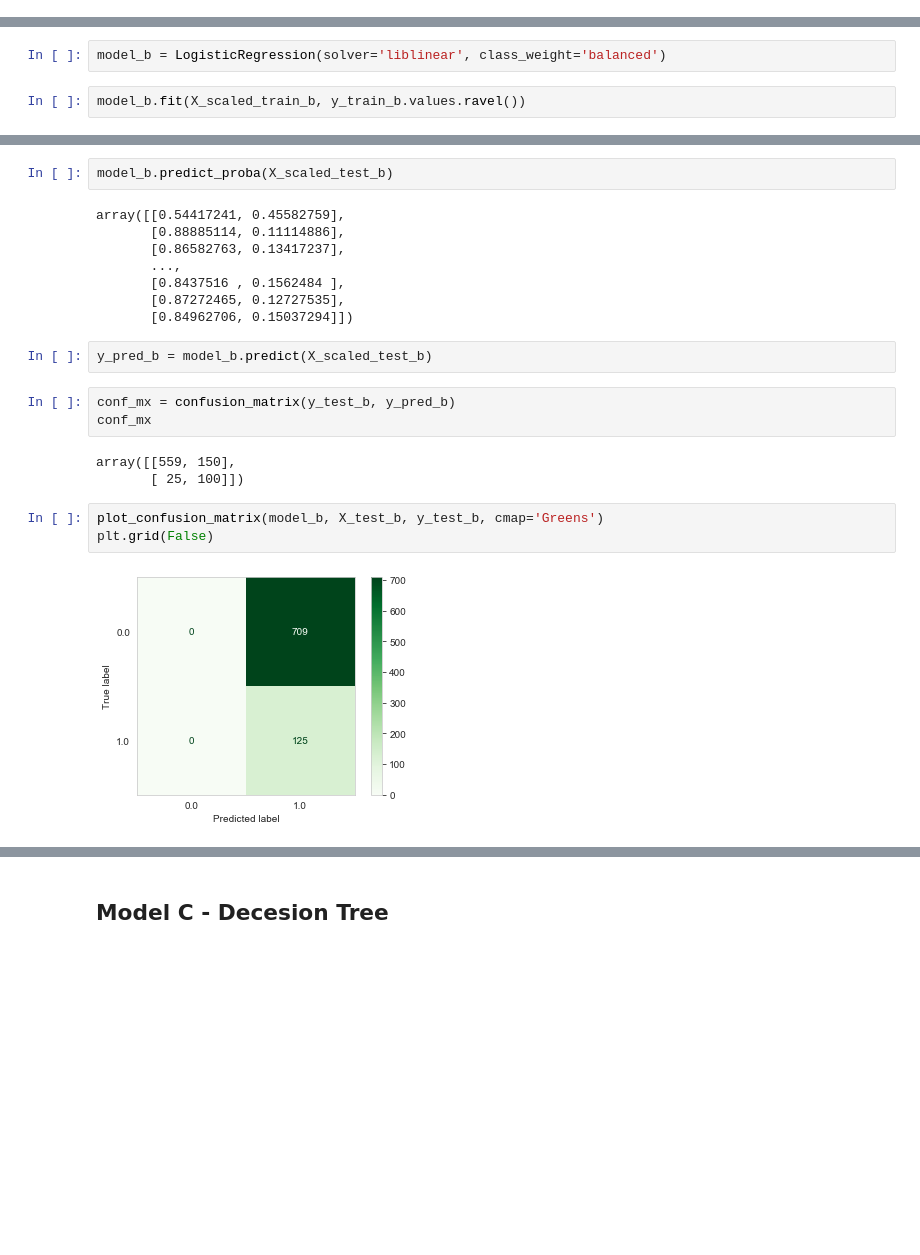
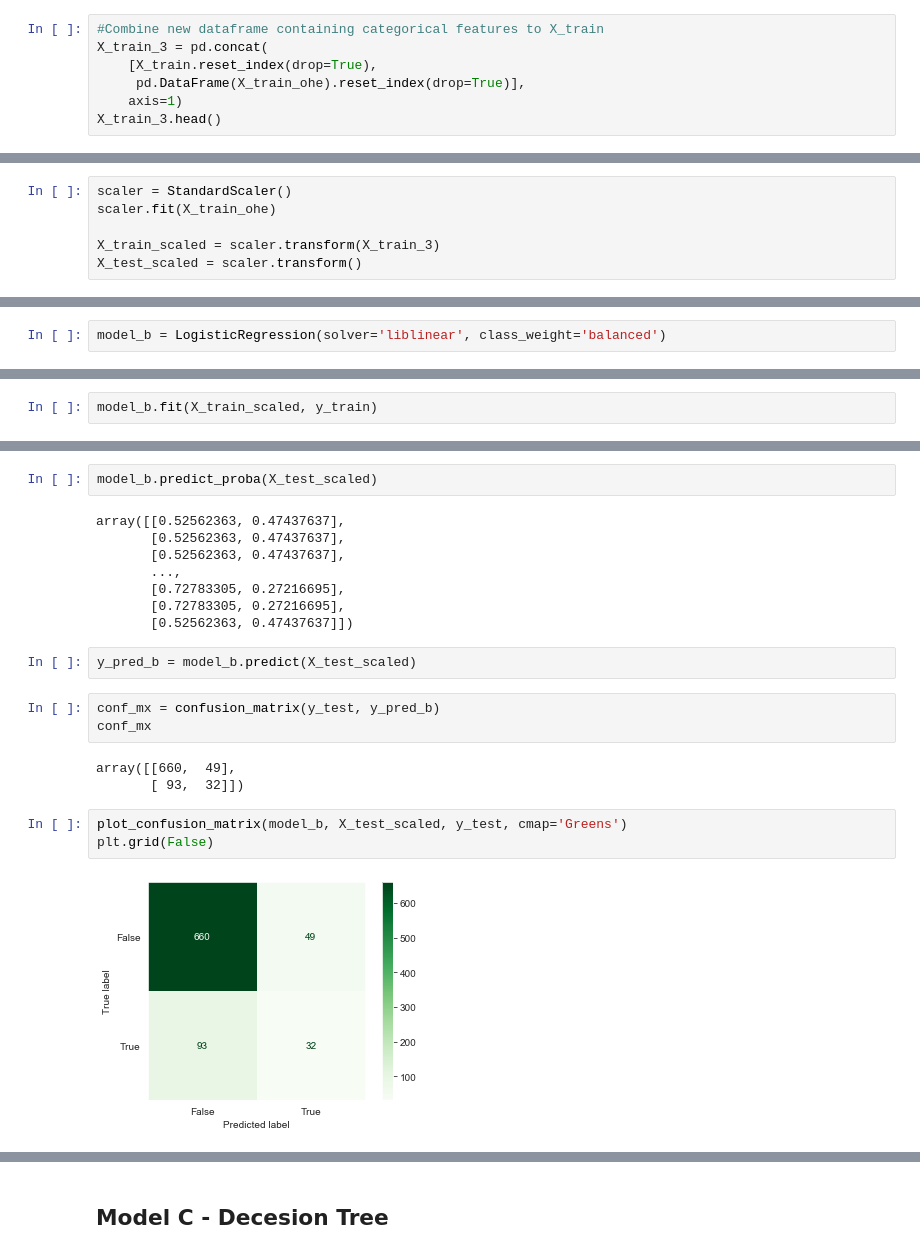
Before and after one commit to jmg0144/Customer-Churn-Classification-Analysis, a Jupyter notebook: phase-3-project.ipynb, the cells around one changed output, grey strips where cells are left out. Saved outputs shown, nothing was run; the diff lists cells and outputs as text; blank space fills up the shorter version.

```diff
--- a/phase-3-project.ipynb
+++ b/phase-3-project.ipynb
@@ -327,0 +520,7 @@ X_test_ohe = ohe.transform(X_test)
+# %%
+#Combine new dataframe containing categorical features to X_train
+X_train_3 = pd.concat(
+    [X_train.reset_index(drop=True),
+     pd.DataFrame(X_train_ohe).reset_index(drop=True)],
+    axis=1)
+X_train_3.head()
@@ -328,3 +558,9 @@ X_test_ohe = ohe.transform(X_test)
+# %%
+scaler = StandardScaler()
+scaler.fit(X_train_ohe)
+
+X_train_scaled = scaler.transform(X_train_3)
+X_test_scaled = scaler.transform()
 # %% [markdown]
 # Modeling
 # %% [markdown]
@@ -380,4 +575,2 @@ X_scaled_test_b = scaler_b.transform(X_test_b)
 # %%
 model_b = LogisticRegression(solver='liblinear', class_weight='balanced')
-# %%
-model_b.fit(X_scaled_train_b, y_train_b.values.ravel())
@@ -385,0 +577,2 @@ LogisticRegression(class_weight='balanced', solver='liblinear')
+# %%
+model_b.fit(X_train_scaled, y_train)
@@ -391,24 +585,24 @@ array([[ 0.04592608,  0.24467874,  0.31610039,  0.14471429,  0.08088134,
 # %%
-model_b.predict_proba(X_scaled_test_b)
+model_b.predict_proba(X_test_scaled)
 # %% [output]
-array([[0.54417241, 0.45582759],
-       [0.88885114, 0.11114886],
-       [0.86582763, 0.13417237],
+array([[0.52562363, 0.47437637],
+       [0.52562363, 0.47437637],
+       [0.52562363, 0.47437637],
        ...,
-       [0.8437516 , 0.1562484 ],
-       [0.87272465, 0.12727535],
-       [0.84962706, 0.15037294]])
+       [0.72783305, 0.27216695],
+       [0.72783305, 0.27216695],
+       [0.52562363, 0.47437637]])
 # %%
-y_pred_b = model_b.predict(X_scaled_test_b)
+y_pred_b = model_b.predict(X_test_scaled)
 # %%
-conf_mx = confusion_matrix(y_test_b, y_pred_b)
+conf_mx = confusion_matrix(y_test, y_pred_b)
 conf_mx
 # %% [output]
-array([[559, 150],
-       [ 25, 100]])
+array([[660,  49],
+       [ 93,  32]])
 # %%
-plot_confusion_matrix(model_b, X_test_b, y_test_b, cmap='Greens')
+plot_confusion_matrix(model_b, X_test_scaled, y_test, cmap='Greens')
 plt.grid(False)
 # %% [output]
-[figure, old version]
+[figure, new version]
 # %%
```
Also changed, not shown: parts of 138 cells of this notebook.
